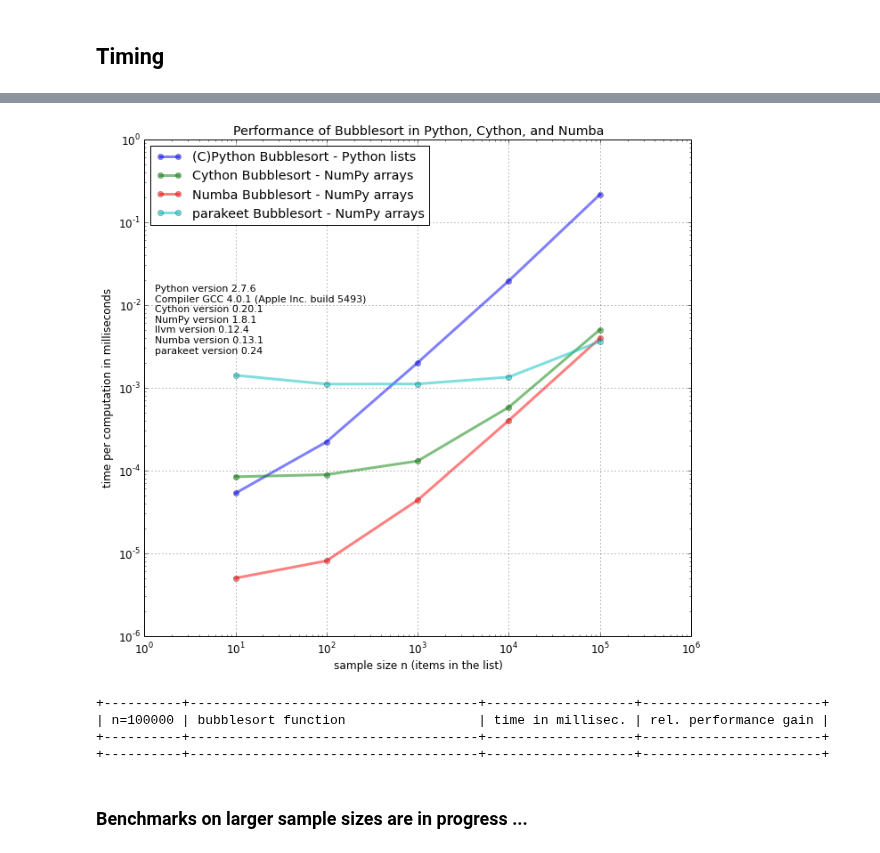
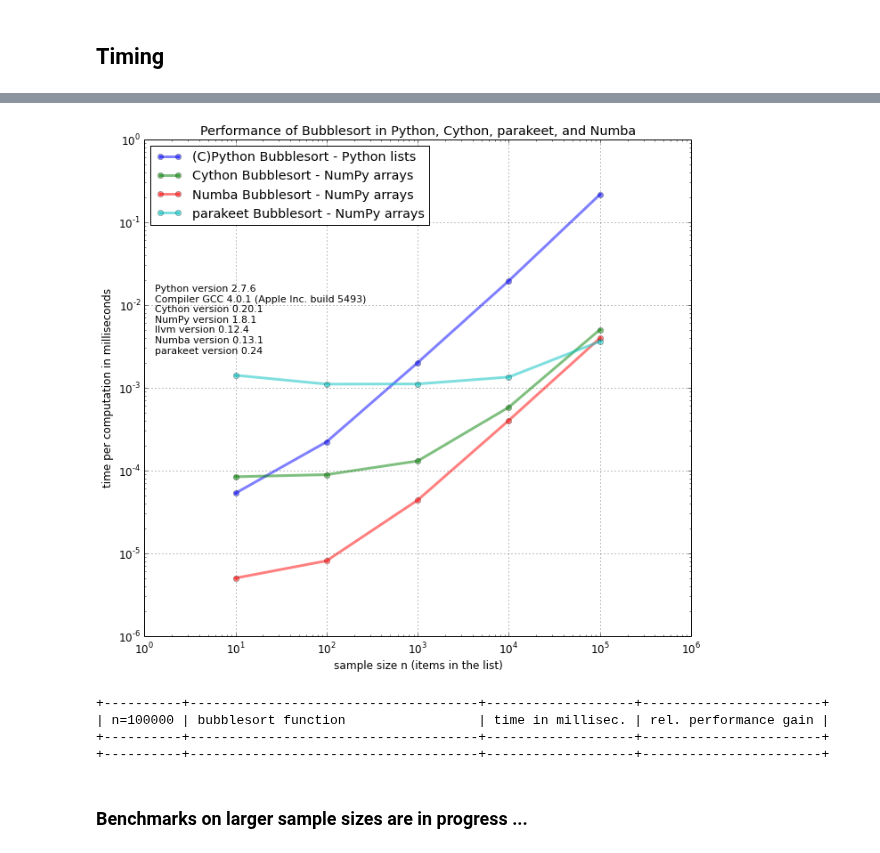
Before and after one commit to rasbt/One-Python-benchmark-per-day, a Jupyter notebook: ipython_nbs/day4_2_cython_numba_parakeet.ipynb, the cells around one changed output, grey strips where cells are left out. Drawn from its saved outputs; the diff is of its cells as text; code cells hidden in the pictures.

```diff
--- a/ipython_nbs/day4_2_cython_numba_parakeet.ipynb
+++ b/ipython_nbs/day4_2_cython_numba_parakeet.ipynb
@@ -53,7 +53,8 @@ A long story short: The "worst-case" complexity of the Bubblesort algorithm (i.e
 # %% [markdown]
 ### Bubble sort implemented in (C)Python
 # %%
-def python_bubblesort(a_list):
+def python_bubblesort_ary(np_ary):
+    """ Bubblesort in Python for list objects. """
     length = len(a_list)
     swapped = 1
     for i in xrange(0, length):
@@ -86,10 +87,7 @@ cimport cython
 @cython.boundscheck(False)
 @cython.wraparound(False)
 cpdef cython_bubblesort(long[:] np_ary):
-    """
-    The Cython implementation of bubblesort with NumPy memoryview.
-
-    """
+    """ The Cython implementation of Bubblesort with NumPy memoryview."""
     cdef unsigned int length, i, swapped, ele
     length = np_ary.shape[0]
     swapped = 1
@@ -114,12 +112,7 @@ Numba is using the [LLVM compiler infrastructure](http://llvm.org) for compiling
 from numba import jit as numba_jit
 @numba_jit
 def numba_bubblesort(np_ary):
-    """
-    Numba implementation of bubble sort (sorts in place),
-    It is identical to numba_bubble_sort(), but we will feed
-    a numpy array type to this function.
-
-    """
+    """ The NumPy implementation of Bubblesort on NumPy arrays."""
     length = np_ary.shape[0]
     swapped = 1
     for i in xrange(0, length):
@@ -142,12 +135,7 @@ The usage is also similar to Numba where we just have to put the `jit` decorator
 from parakeet import jit as para_jit
 @para_jit
 def parakeet_bubblesort(np_ary):
-    """
-    Numba implementation of bubble sort (sorts in place),
-    It is identical to numba_bubble_sort(), but we will feed
-    a numpy array type to this function.
-
-    """
+    """ The parakeet implementation of Bubblesort on NumPy arrays."""
     length = np_ary.shape[0]
     swapped = 1
     for i in xrange(0, length):
@@ -269,20 +257,20 @@ def summary_table(ranked_labels):
 # %% [markdown]
 <a name="results"></a>
 # %%
-title = 'Performance of Bubblesort in Python, Cython, and Numba'
+title = 'Performance of Bubblesort in Python, Cython, parakeet, and Numba'
 
 labels = {'python_bubblesort':'(C)Python Bubblesort - Python lists',
           'cython_bubblesort': 'Cython Bubblesort - NumPy arrays',
           'numba_bubblesort': 'Numba Bubblesort - NumPy arrays',
           'parakeet_bubblesort': 'parakeet Bubblesort - NumPy arrays'
           }
 
 ranked_by_time = sorted([(time[1][-1],time[0]) for time in timings.items()], reverse=True)
 
 plot(timings, title, [l for t,l in ranked_by_time], labels, orders_n, sys_info)
 summary_table(ranked_by_time)
 # %% [output]
-[figure, old version]
+[figure, new version]
 +----------+-------------------------------------+-------------------+-----------------------+
 | n=100000 | bubblesort function                 | time in millisec. | rel. performance gain |
 +----------+-------------------------------------+-------------------+-----------------------+
```
Also changed, not shown: 1 other file.
